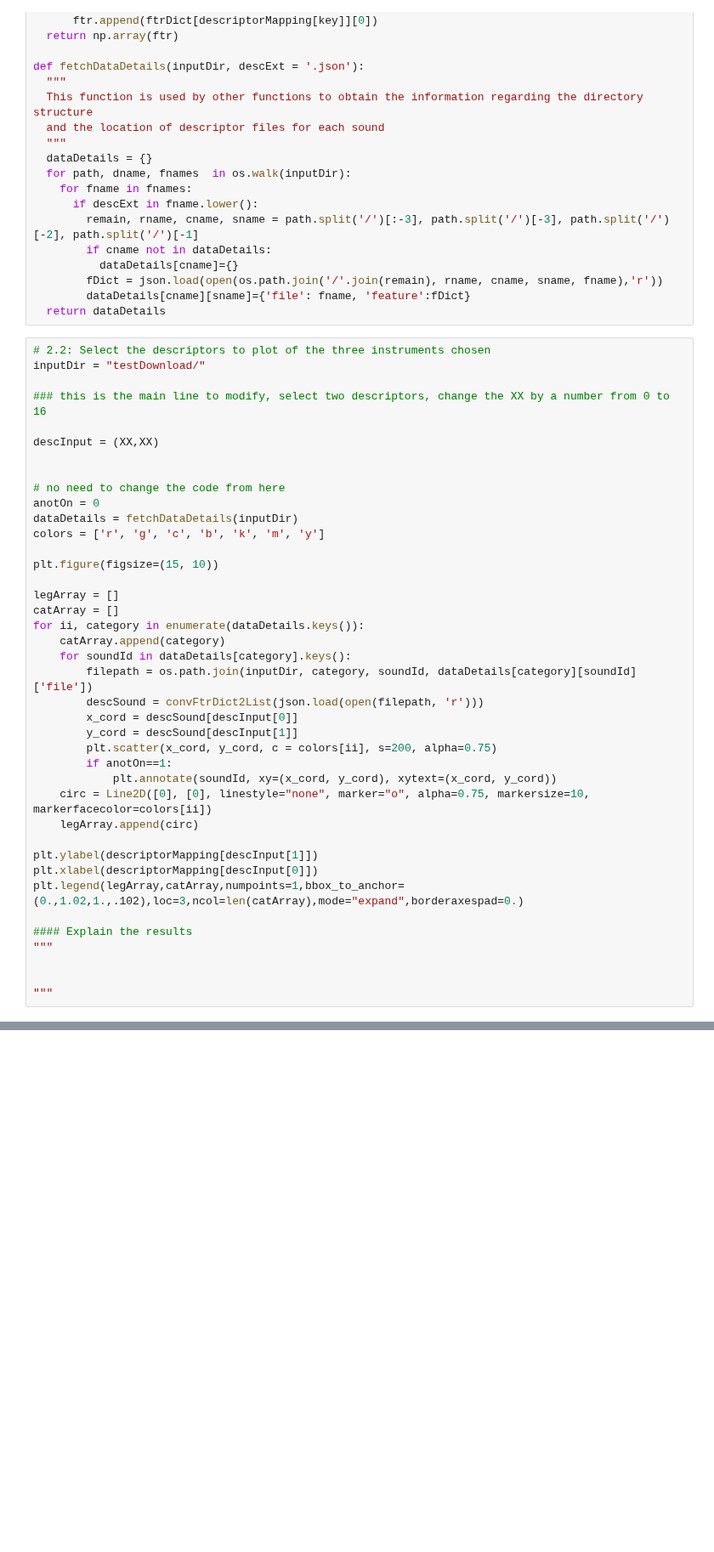
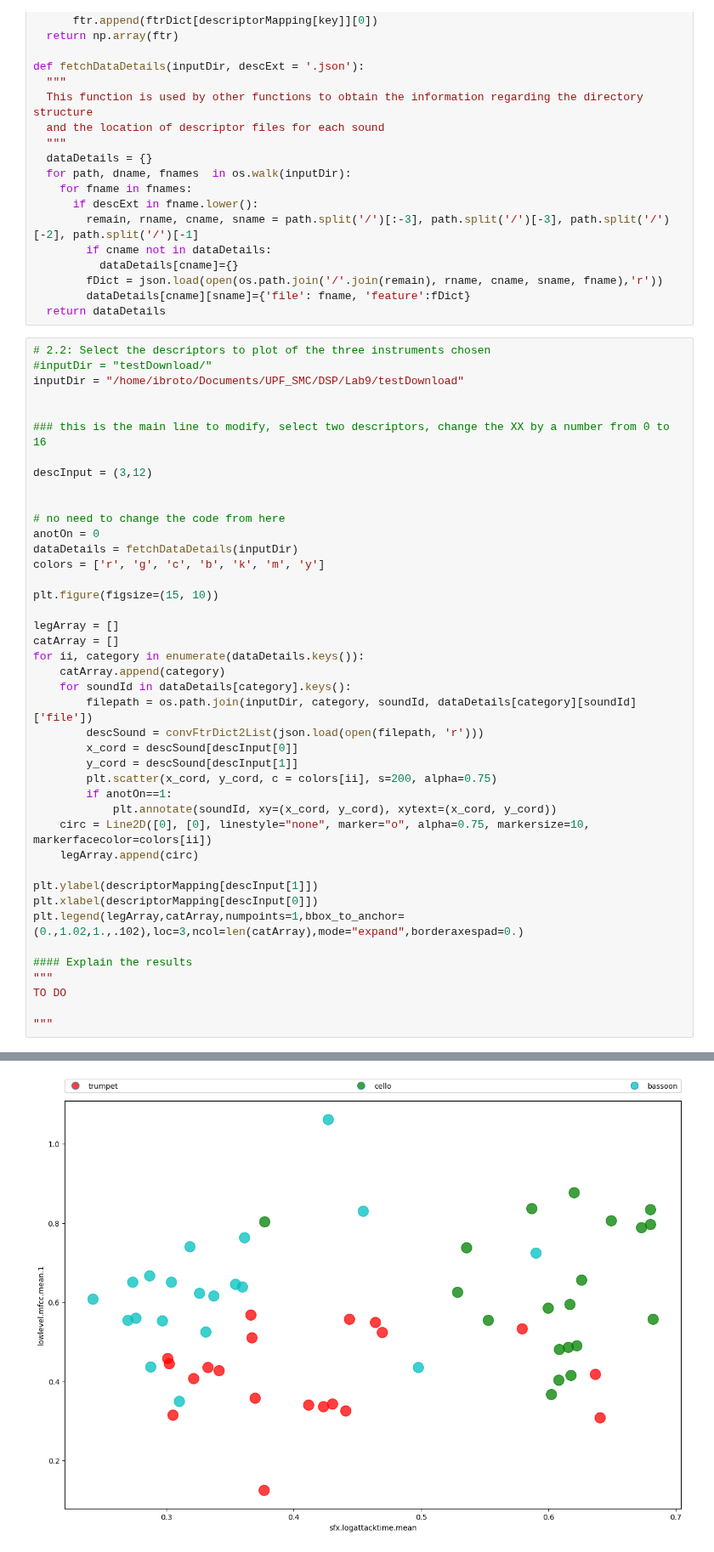
Before and after one commit to inesbroto/sms-tools-materials, a Jupyter notebook: exercises/E9-Sound-and-music-description.ipynb, the cells around one changed output, grey strips where cells are left out. Shown at 85% size. Saved outputs shown, nothing was run; the diff lists cells and outputs as text; blank space fills up the shorter version.

```diff
--- a/exercises/E9-Sound-and-music-description.ipynb
+++ b/exercises/E9-Sound-and-music-description.ipynb
@@ -285,11 +343,13 @@ def fetchDataDetails(inputDir, descExt = '.json'):
   return dataDetails
 # %%
 # 2.2: Select the descriptors to plot of the three instruments chosen
-inputDir = "testDownload/"
+#inputDir = "testDownload/"
+inputDir = "/home/ibroto/Documents/UPF_SMC/DSP/Lab9/testDownload"
+
 
 ### this is the main line to modify, select two descriptors, change the XX by a number from 0 to 16
 
-descInput = (XX,XX)
+descInput = (3,12)
 
 
 # no need to change the code from here
@@ -320,6 +380,7 @@ plt.legend(legArray,catArray,numpoints=1,bbox_to_anchor=(0.,1.02,1.,.102),loc=3,
 
 #### Explain the results
 """
-
+TO DO
 
 """
+# %% [output]
@@ -326,3 +388,4 @@ plt.legend(legArray,catArray,numpoints=1,bbox_to_anchor=(0.,1.02,1.,.102),loc=3,
+[figure, added]
 # %% [markdown]
 ## Part 3: Cluster sounds using k-means
 
```
Also changed, not shown: parts of 8 cells of this notebook.
